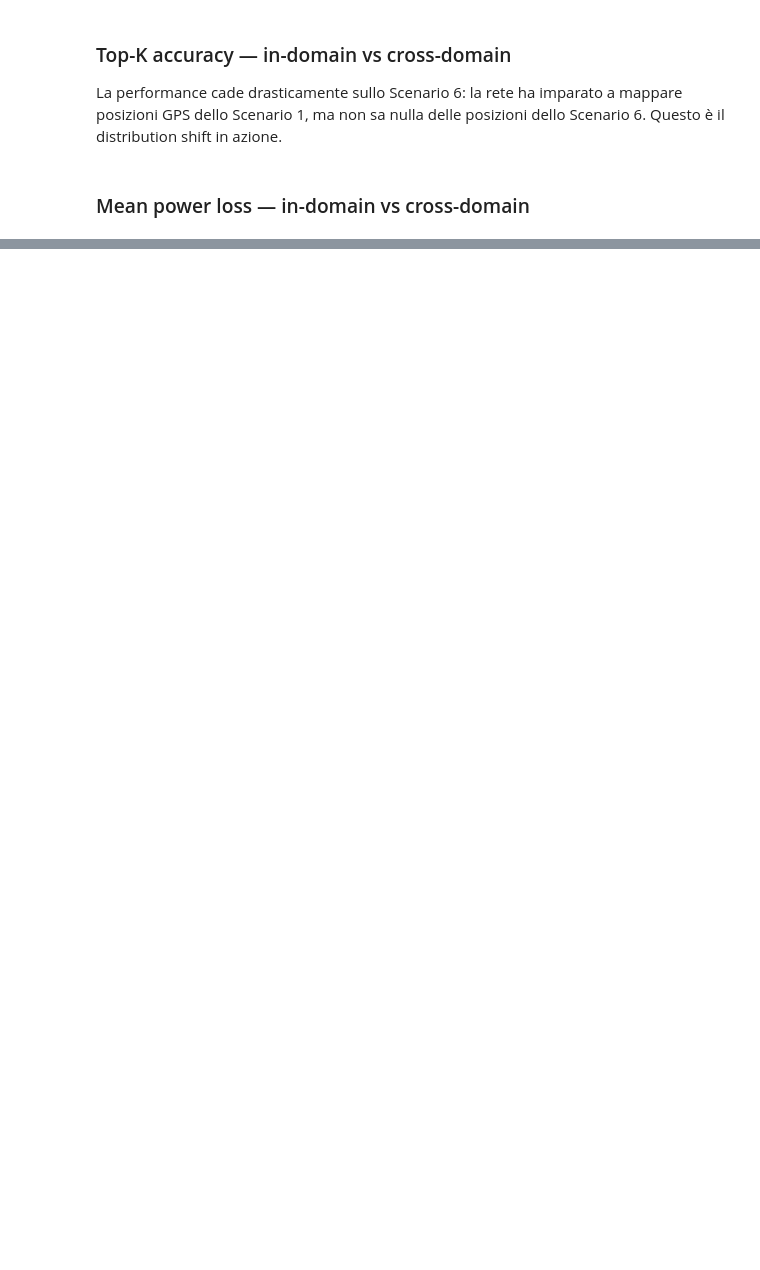
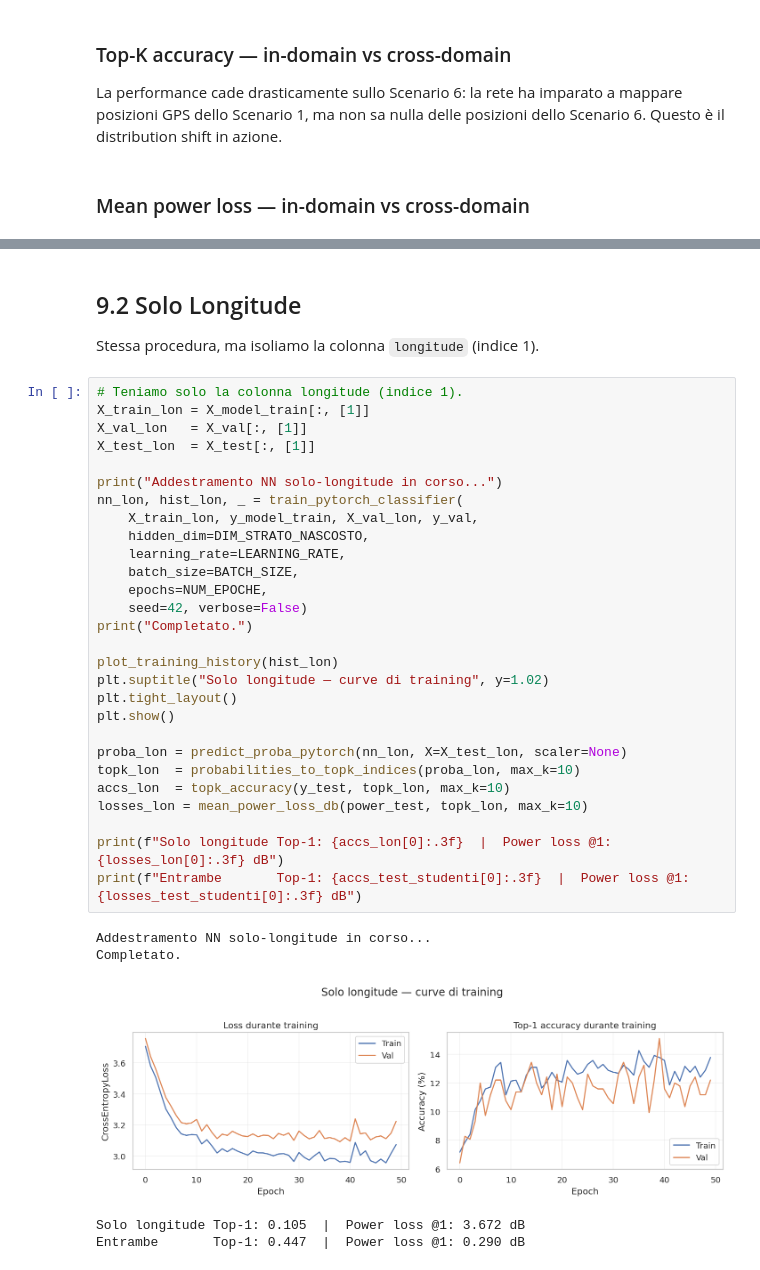
Before and after one commit to dontolon/intro_to_ml, a Jupyter notebook: gps_beam_prediction_workshop.ipynb, the cells around one changed output, grey strips where cells are left out. Saved outputs shown, nothing was run; the diff lists cells and outputs as text; blank space fills up the shorter version.

```diff
--- a/gps_beam_prediction_workshop.ipynb
+++ b/gps_beam_prediction_workshop.ipynb
@@ -749,0 +1004,38 @@ Abbiamo seguito una pipeline completa:
+# %% [markdown]
+## 9.2 Solo Longitude
+
+Stessa procedura, ma isoliamo la colonna `longitude` (indice 1).
+# %%
+# Teniamo solo la colonna longitude (indice 1).
+X_train_lon = X_model_train[:, [1]]
+X_val_lon   = X_val[:, [1]]
+X_test_lon  = X_test[:, [1]]
+
+print("Addestramento NN solo-longitude in corso...")
+nn_lon, hist_lon, _ = train_pytorch_classifier(
+    X_train_lon, y_model_train, X_val_lon, y_val,
+    hidden_dim=DIM_STRATO_NASCOSTO,
+    learning_rate=LEARNING_RATE,
+    batch_size=BATCH_SIZE,
+    epochs=NUM_EPOCHE,
+    seed=42, verbose=False)
+print("Completato.")
+
+plot_training_history(hist_lon)
+plt.suptitle("Solo longitude — curve di training", y=1.02)
+plt.tight_layout()
+plt.show()
+
+proba_lon = predict_proba_pytorch(nn_lon, X=X_test_lon, scaler=None)
+topk_lon  = probabilities_to_topk_indices(proba_lon, max_k=10)
+accs_lon  = topk_accuracy(y_test, topk_lon, max_k=10)
+losses_lon = mean_power_loss_db(power_test, topk_lon, max_k=10)
+
+print(f"Solo longitude Top-1: {accs_lon[0]:.3f}  |  Power loss @1: {losses_lon[0]:.3f} dB")
+print(f"Entrambe       Top-1: {accs_test_studenti[0]:.3f}  |  Power loss @1: {losses_test_studenti[0]:.3f} dB")
+# %% [output]
+Addestramento NN solo-longitude in corso...
+Completato.
+[figure, added]
+Solo longitude Top-1: 0.105  |  Power loss @1: 3.672 dB
+Entrambe       Top-1: 0.447  |  Power loss @1: 0.290 dB
```
Also changed, not shown: parts of 46 cells of this notebook.
